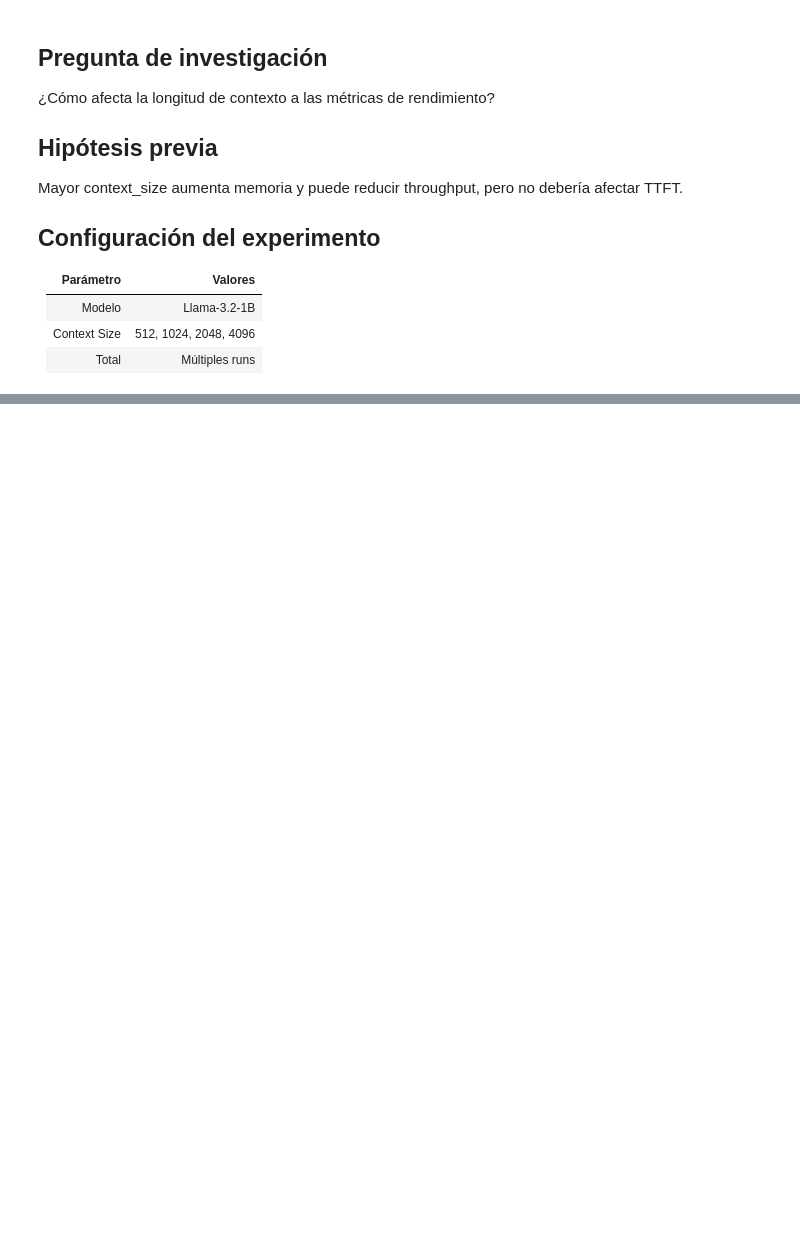
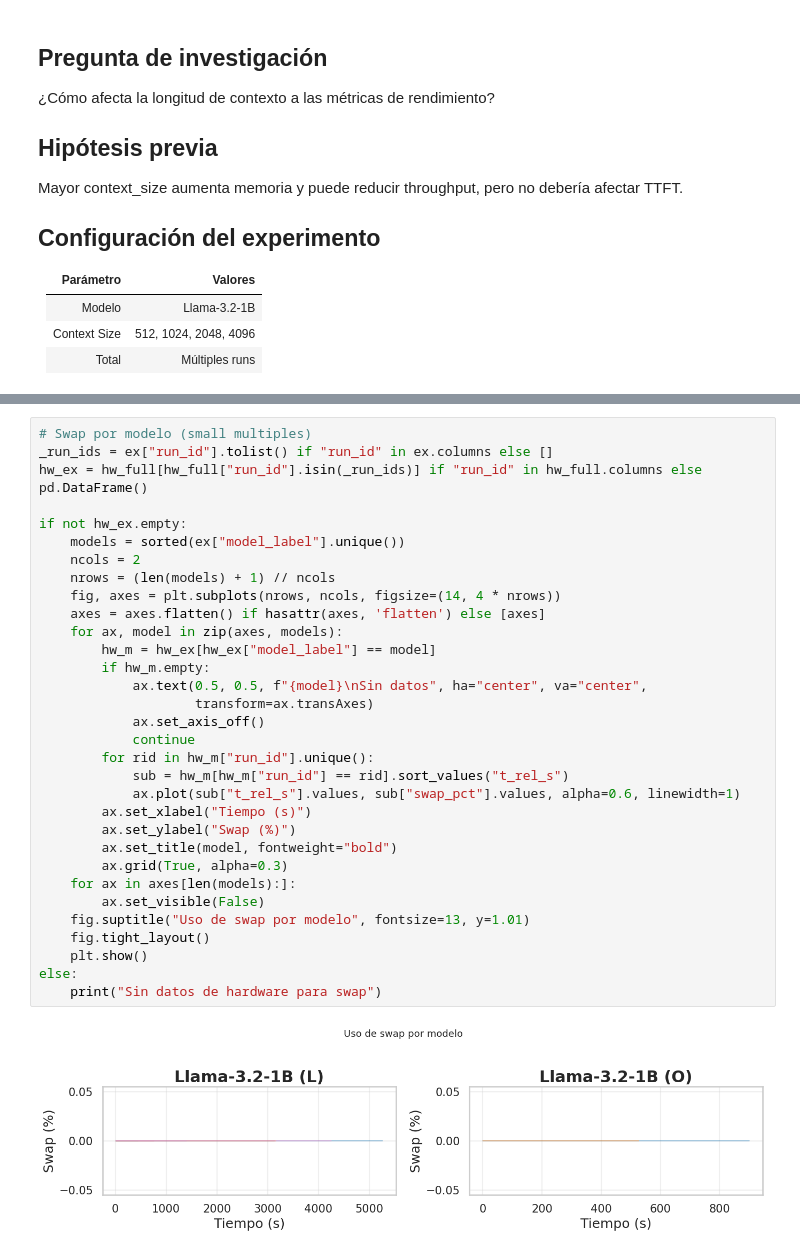
Before and after one commit to TFG-yisuscc/MonitorSystemVisualizer, a Jupyter notebook: notebooks/08_E2_contexto.ipynb, the cells around one changed output, grey strips where cells are left out. Saved outputs shown, nothing was run; the diff lists cells and outputs as text; blank space fills up the shorter version.

```diff
--- a/notebooks/08_E2_contexto.ipynb
+++ b/notebooks/08_E2_contexto.ipynb
@@ -449,0 +247,34 @@ except Exception as e:
+# %%
+# Swap por modelo (small multiples)
+_run_ids = ex["run_id"].tolist() if "run_id" in ex.columns else []
+hw_ex = hw_full[hw_full["run_id"].isin(_run_ids)] if "run_id" in hw_full.columns else pd.DataFrame()
+
+if not hw_ex.empty:
+    models = sorted(ex["model_label"].unique())
+    ncols = 2
+    nrows = (len(models) + 1) // ncols
+    fig, axes = plt.subplots(nrows, ncols, figsize=(14, 4 * nrows))
+    axes = axes.flatten() if hasattr(axes, 'flatten') else [axes]
+    for ax, model in zip(axes, models):
+        hw_m = hw_ex[hw_ex["model_label"] == model]
+        if hw_m.empty:
+            ax.text(0.5, 0.5, f"{model}\nSin datos", ha="center", va="center",
+                    transform=ax.transAxes)
+            ax.set_axis_off()
+            continue
+        for rid in hw_m["run_id"].unique():
+            sub = hw_m[hw_m["run_id"] == rid].sort_values("t_rel_s")
+            ax.plot(sub["t_rel_s"].values, sub["swap_pct"].values, alpha=0.6, linewidth=1)
+        ax.set_xlabel("Tiempo (s)")
+        ax.set_ylabel("Swap (%)")
+        ax.set_title(model, fontweight="bold")
+        ax.grid(True, alpha=0.3)
+    for ax in axes[len(models):]:
+        ax.set_visible(False)
+    fig.suptitle("Uso de swap por modelo", fontsize=13, y=1.01)
+    fig.tight_layout()
+    plt.show()
+else:
+    print("Sin datos de hardware para swap")
+# %% [output]
+[figure, added]
```
Also changed, not shown: parts of 51 cells of this notebook, 5 other files.
